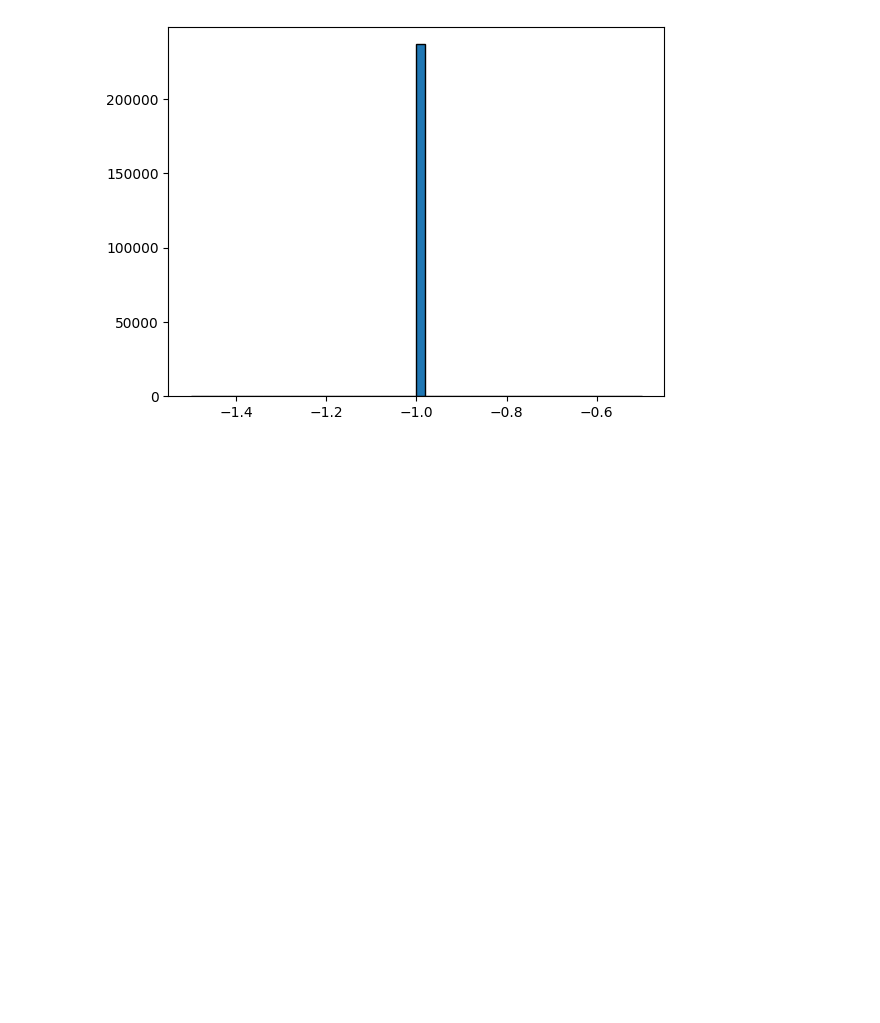
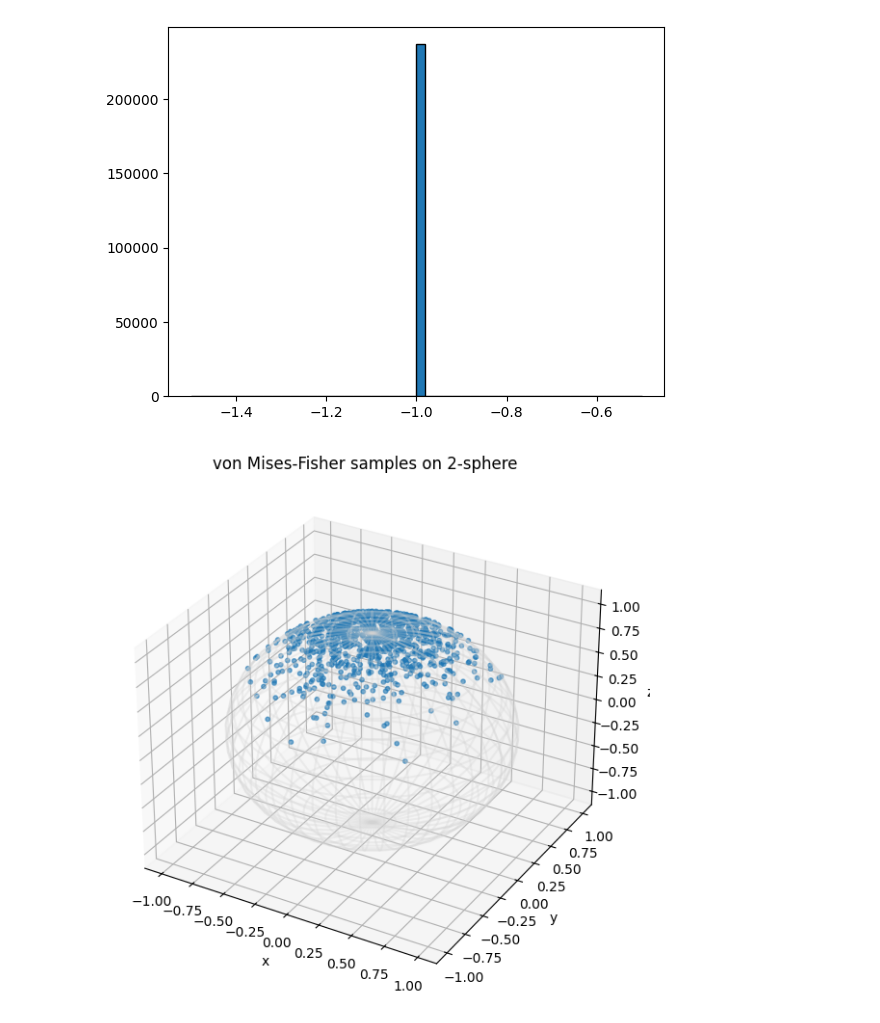
Before and after one commit to mister-fran/FinalProjectFran, a Jupyter notebook: test.ipynb, the cells around one changed output. Cells and saved outputs as stored; diff of their text form; code cells hidden in the pictures; blank space fills up the shorter version.

```diff
--- a/test.ipynb
+++ b/test.ipynb
@@ -55,3 +67,64 @@ plt.hist(df['stopped_muon'], bins=50, edgecolor='black')
         -0.6 , -0.58, -0.56, -0.54, -0.52, -0.5 ]),
  <BarContainer object of 50 artists>)
 [figure]
+# %%
+import numpy as np
+import matplotlib.pyplot as plt
+from mpl_toolkits.mplot3d import Axes3D
+
+def sample_vmf(mu, kappa, num_samples):
+    """
+    Sample points from a 3D von Mises-Fisher distribution (on the 2-sphere).
+    mu: mean direction (unit vector, shape (3,))
+    kappa: concentration parameter (float)
+    num_samples: number of samples (int)
+    Returns: samples of shape (num_samples, 3)
+    """
+    dim = 3
+    # Step 1: Sample w
+    b = (-2 * kappa + np.sqrt(4 * kappa**2 + (dim-1)**2)) / (dim-1)
+    x0 = (1 - b) / (1 + b)
+    c = kappa * x0 + (dim-1) * np.log(1 - x0**2)
+
+    samples = []
+    for _ in range(num_samples):
+        while True:
+            z = np.random.beta((dim-1)/2, (dim-1)/2)
+            w = (1 - (1 + b) * z) / (1 - (1 - b) * z)
+            u = np.random.uniform()
+            if kappa * w + (dim-1) * np.log(1 - x0 * w) - c >= np.log(u):
+                break
+        # Step 2: Sample a point v orthogonal to mu
+        v = np.random.randn(dim)
+        v -= v.dot(mu) * mu  # make orthogonal to mu
+        v /= np.linalg.norm(v)
+        # Step 3: Combine
+        sample = w * mu + np.sqrt(1 - w**2) * v
+        samples.append(sample)
+    return np.array(samples)
+
+# Parameters
+mu = np.array([0, 0, 1])  # mean direction (north pole)
+kappa = 10                # concentration (higher = more concentrated)
+num_samples = 1000
+
+# Sample points
+points = sample_vmf(mu, kappa, num_samples)
+
+# Plot
+fig = plt.figure(figsize=(7,7))
+ax = fig.add_subplot(111, projection='3d')
+ax.scatter(points[:,0], points[:,1], points[:,2], s=10, alpha=0.6)
+# Draw the unit sphere for reference
+u, v = np.mgrid[0:2*np.pi:40j, 0:np.pi:20j]
+x = np.cos(u)*np.sin(v)
+y = np.sin(u)*np.sin(v)
+z = np.cos(v)
+ax.plot_wireframe(x, y, z, color="lightgrey", alpha=0.3)
+ax.set_xlabel('x')
+ax.set_ylabel('y')
+ax.set_zlabel('z')
+ax.set_title('von Mises-Fisher samples on 2-sphere')
+plt.show()
+# %% [output]
+[figure, added]
```
Also changed, not shown: parts of 5 cells of this notebook, 4 other files.
